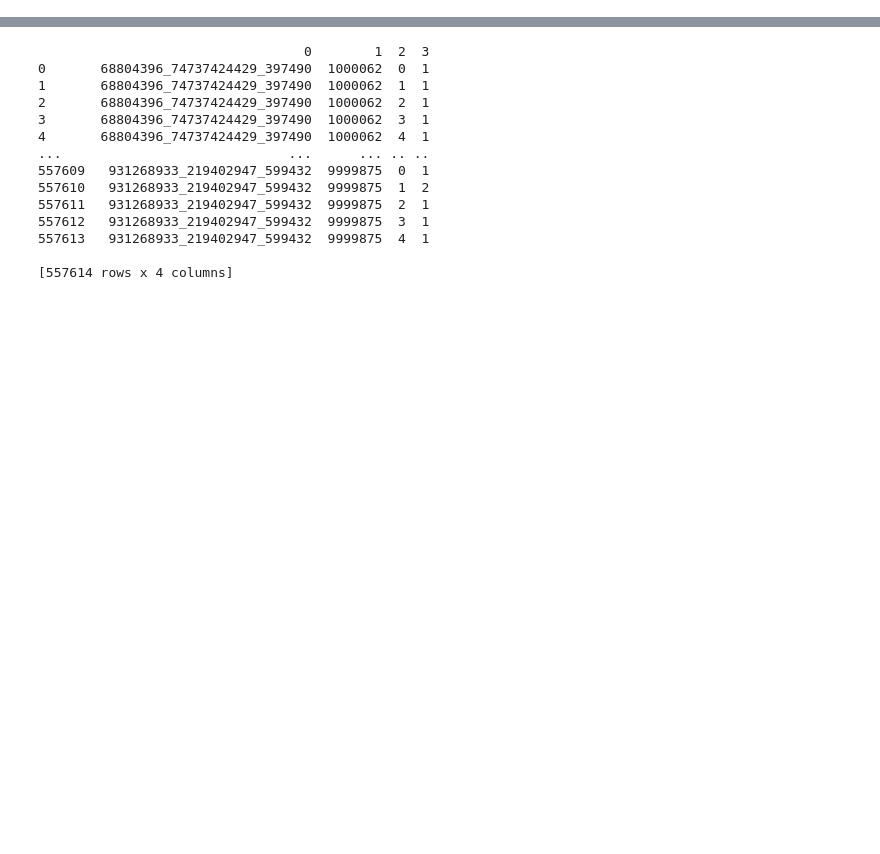
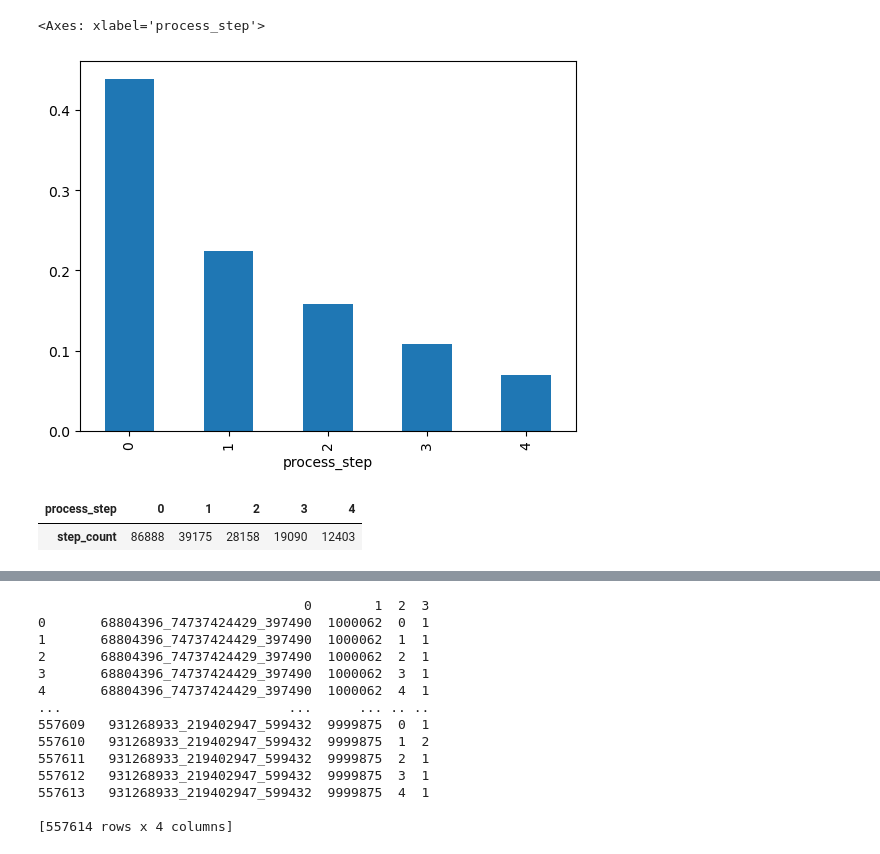
Before and after one commit to nessajimenez/vanguard-ab-test-, a Jupyter notebook: Data Processing/Conclusions for Error Rates.ipynb, the cells around one changed output, grey strips where cells are left out. Saved outputs shown, nothing was run; the diff lists cells and outputs as text; code cells hidden in the pictures; blank space fills up the shorter version.

Commit message:
updating the error rate notebook

```diff
--- a/Data Processing/Conclusions for Error Rates.ipynb
+++ b/Data Processing/Conclusions for Error Rates.ipynb
@@ -6,0 +49,30 @@ import numpy as np
+# %%
+cursor.execute("""WITH error_search AS(
+                                        SELECT
+                                                clients.client_id,
+                                                interactions.visit_id,
+                                                interactions.process_step,
+                                                COUNT(interactions.process_step) AS step_count
+                                        FROM clients
+                                        JOIN interactions
+                                        ON clients.client_id = interactions.client_id
+                                        GROUP BY
+                                                clients.client_id,
+                                                interactions.visit_id,
+                                                interactions.process_step
+                                        )
+                SELECT client_id,
+                        visit_id,
+                        process_step,
+                        step_count
+                FROM error_search
+                GROUP BY
+                        client_id,
+                        visit_id,
+                        process_step
+;
+
+                    """)
+results = cursor.fetchall()
+
+error_search = pd.DataFrame(results)
@@ -6,0 +95,3 @@ import numpy as np
+# %%
+error_search.rename(columns = {0:'client_id', 1:'visit_id', 2:'process_step', 3:'step_count'}, inplace=True)
+error_search
@@ -6,0 +112,5 @@ import numpy as np
+# %%
+# we define error as visiting the same step in a visit more than once, so we filter out any times the step is only done once
+# to focus on errors
+error_search_filter = error_search[error_search["step_count"] > 1]
+error_search_filter
@@ -6,0 +183,24 @@ import numpy as np
+# %%
+# Calculating the proportion of attempts of each step. 43% of attempts were on step 0
+proportion_table = error_search_filter['process_step'].value_counts(normalize=True)
+proportion_table
+
+proportion_table.plot(kind="bar")
+# %% [output]
+<Axes: xlabel='process_step'>
+[figure, added]
+# %%
+#number of attempts on each step, not accounting for single attempts
+
+pivot_df = pd.pivot_table(
+     error_search_filter,
+    values='step_count',
+    columns='process_step',
+    aggfunc='sum',
+    fill_value=0
+)
+
+pivot_df
+# %% [output]
+| process_step | 0 | 1 | 2 | 3 | 4 |
+| step_count | 86888 | 39175 | 28158 | 19090 | 12403 |
```
Also changed, not shown: parts of 18 cells of this notebook, 2 other files.
